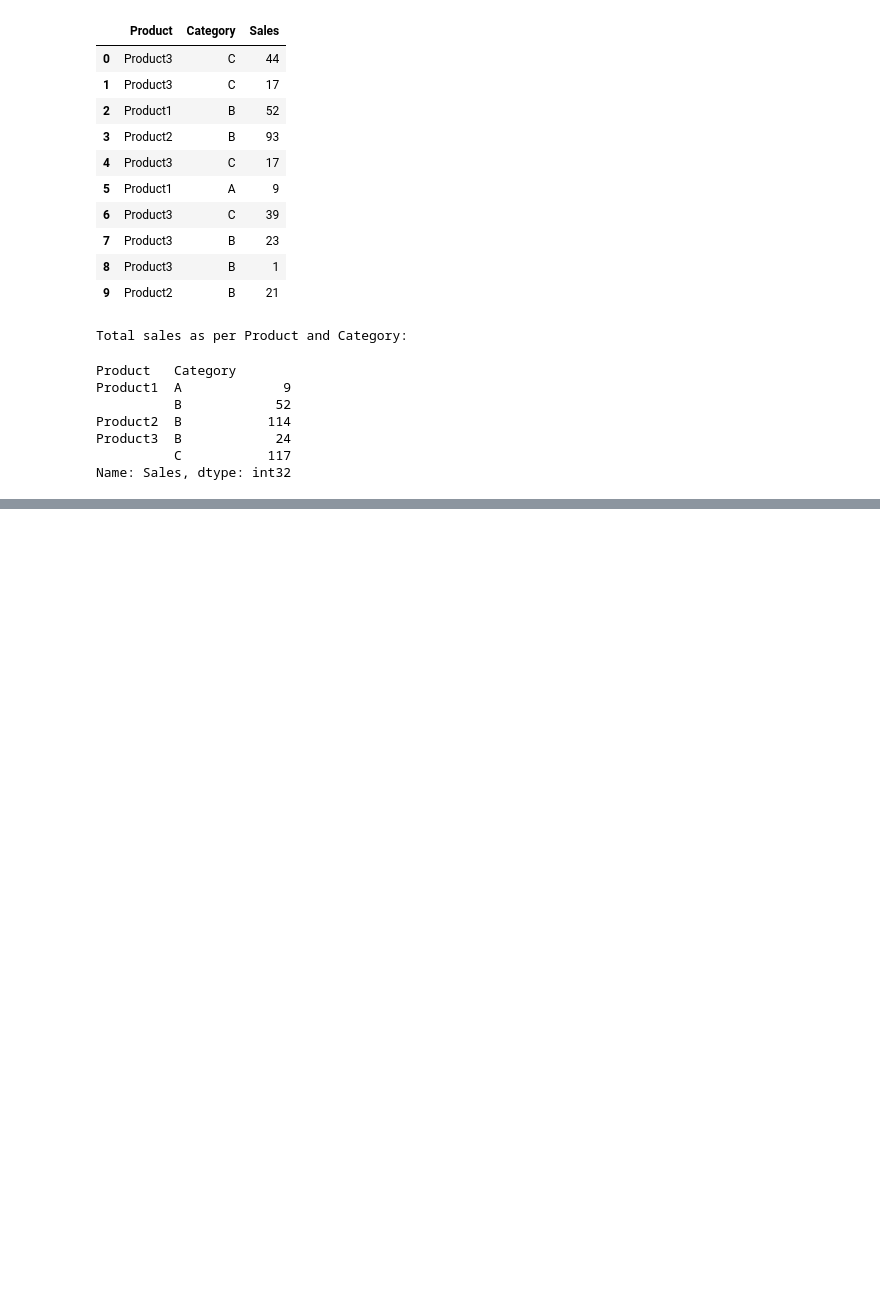
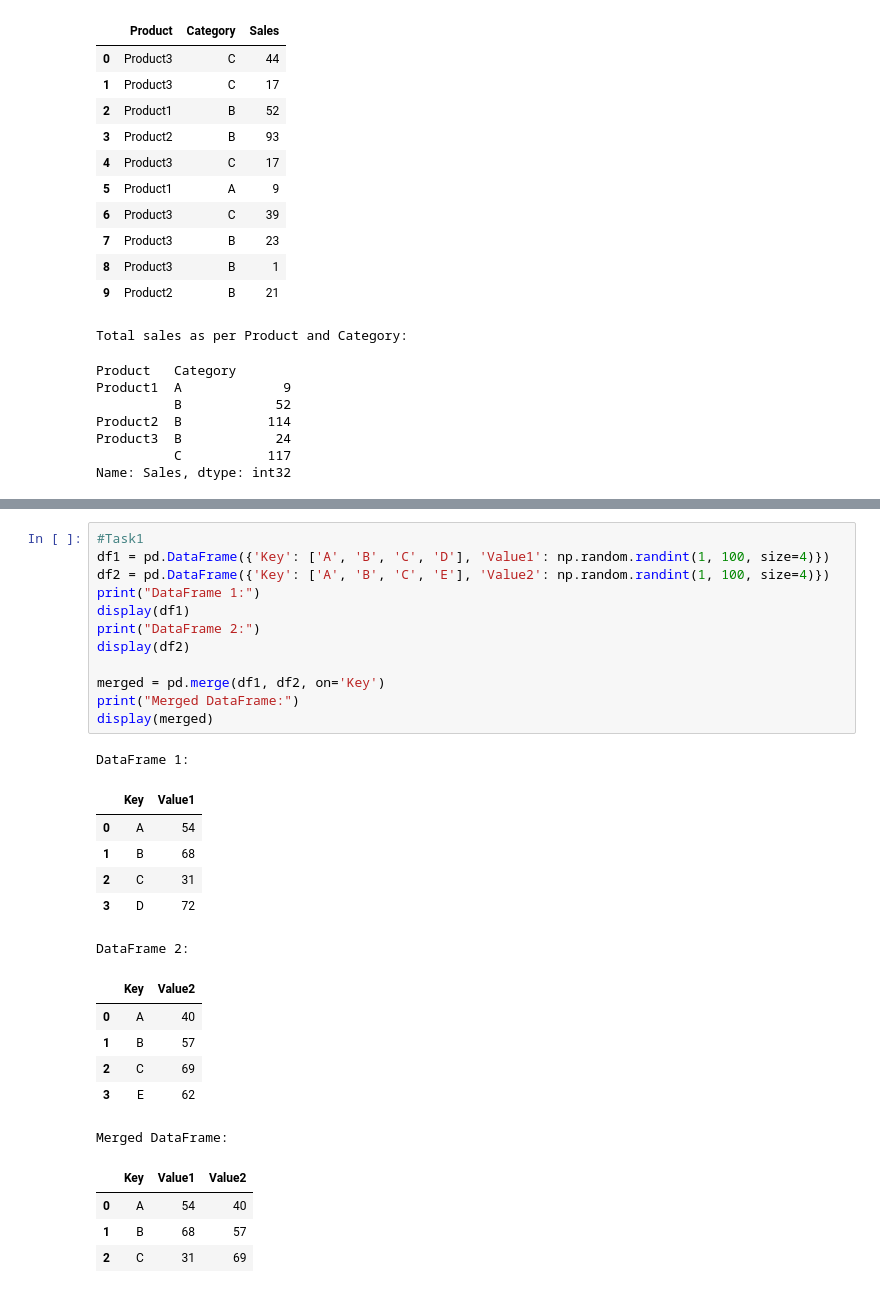
Before and after one commit to developersview/complete-python-DS-ML-bootcamp, a Jupyter notebook: Ch13 - DataAnalysisWithPython/numpypandasassignments/pandasasssignments.ipynb, the cells around one changed output, grey strips where cells are left out. Saved outputs shown, nothing was run; the diff lists cells and outputs as text; blank space fills up the shorter version.

```diff
--- a/Ch13 - DataAnalysisWithPython/numpypandasassignments/pandasasssignments.ipynb
+++ b/Ch13 - DataAnalysisWithPython/numpypandasassignments/pandasasssignments.ipynb
@@ -328,0 +334,30 @@ Name: Sales, dtype: int32
+# %%
+#Task1
+df1 = pd.DataFrame({'Key': ['A', 'B', 'C', 'D'], 'Value1': np.random.randint(1, 100, size=4)})
+df2 = pd.DataFrame({'Key': ['A', 'B', 'C', 'E'], 'Value2': np.random.randint(1, 100, size=4)})
+print("DataFrame 1:")
+display(df1)
+print("DataFrame 2:")
+display(df2)
+
+merged = pd.merge(df1, df2, on='Key')
+print("Merged DataFrame:")
+display(merged)
+# %% [output]
+DataFrame 1:
+|  | Key | Value1 |
+| 0 | A | 54 |
+| 1 | B | 68 |
+| 2 | C | 31 |
+| 3 | D | 72 |
+DataFrame 2:
+|  | Key | Value2 |
+| 0 | A | 40 |
+| 1 | B | 57 |
+| 2 | C | 69 |
+| 3 | E | 62 |
+Merged DataFrame:
+|  | Key | Value1 | Value2 |
+| 0 | A | 54 | 40 |
+| 1 | B | 68 | 57 |
+| 2 | C | 31 | 69 |
```
Also changed, not shown: parts of 2 cells of this notebook.
